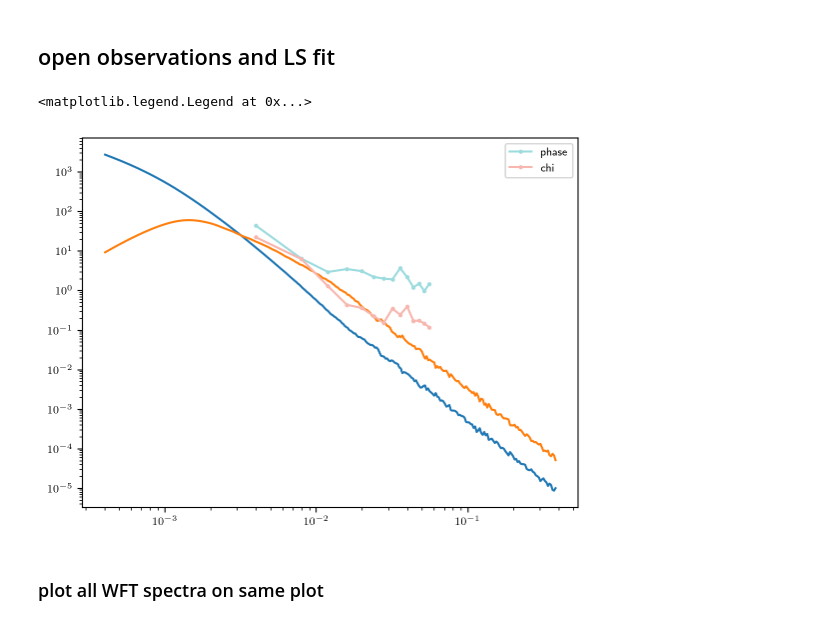
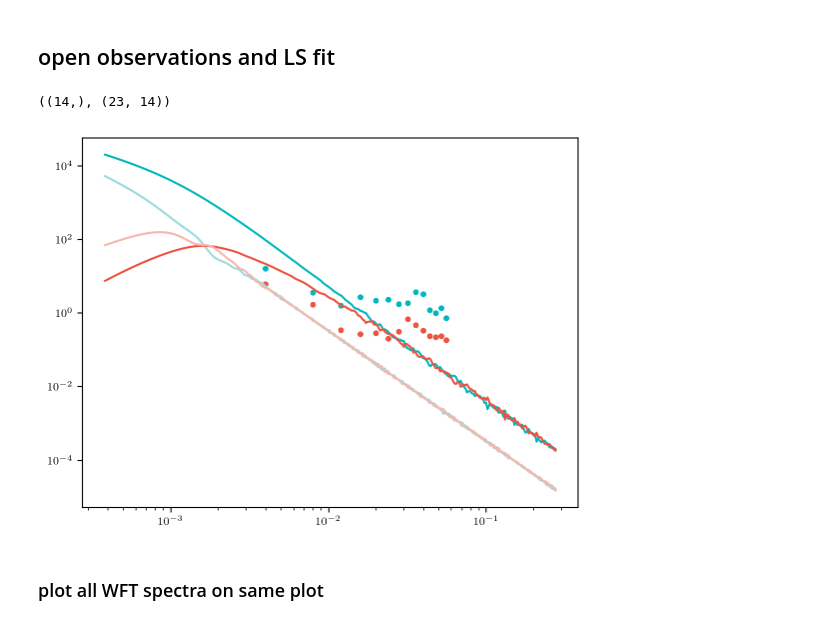
Before and after one commit to John-Ragland/n23_fluctuations_ragland, a Jupyter notebook: notebooks/publication_figures/Phi_Chi_Spectra.ipynb, the cells around one changed output. Saved outputs shown, nothing was run; the diff lists cells and outputs as text; code cells hidden in the pictures.

```diff
--- a/notebooks/publication_figures/Phi_Chi_Spectra.ipynb
+++ b/notebooks/publication_figures/Phi_Chi_Spectra.ipynb
@@ -102,24 +102,37 @@ colors = [
 # %%
 # open observations
 m_data, F_phi_data, F_chi_data, F_phi_lm, F_phi_ls, F_chi_lm, F_chi_ls = tools.estimate_F_phi_chi(remove_array_tilt=True)
-# %%
-ray_id = '-6'
-m = 2 * np.pi * np.logspace(-5, 0, 500)[None, :]  # [rad / m]
-F_phis_model, F_chis_model, F_phis_model_nonoise, F_chis_model_nonoise = tools.phi_chi_spectrum_model(m, 1, 1e-100, 1e-100, ray_id)
-
-plt.plot(m[0] / (2*np.pi), F_phis_model / (2*np.pi))
-plt.plot(m[0] / (2*np.pi), F_chis_model)
-
-plt.yscale('log')
-plt.xscale('log')
-
-plt.plot(m_data, F_phi_lm[ray_id], c=colors[1], marker="o", markersize=2, label='phase')
-plt.plot(m_data, F_chi_lm[ray_id], c=colors[3], marker="o", markersize=2, label='chi')
-
-plt.legend()
-# %% [output]
-<matplotlib.legend.Legend at 0x...>
-[figure, removed]
+# %%
+
+rvs = tools.compute_n23_ray_variables()
+F_phi = {}
+F_chi = {}
+F_phi_dilation = {}
+F_chi_dilation = {}
+
+for ray_id in ["+7", "-7", "+6", "-6"]:
+    F_phi[ray_id], F_chi[ray_id] = tools.compute_F_phi_chi(rvs[ray_id][0], m, dilation=False)
+    F_phi_dilation[ray_id], F_chi_dilation[ray_id] = tools.compute_F_phi_chi(rvs[ray_id][0], m, dilation=True)
+# %%
+m_data.shape, F_phi_data[ray_id].shape
+# %% [output]
+((14,), (23, 14))
+# %%
+ray_id = '-7'
+
+plt.plot(m[0] / (2*np.pi), F_phi[ray_id], c=colors[0], label='$\\phi$ - No Dilation')
+plt.plot(m[0] / (2*np.pi), F_phi_dilation[ray_id], c=colors[1], label='$\\phi$ - Dilation')
+
+plt.plot(m[0] / (2*np.pi), F_chi[ray_id], c=colors[2], label='$\\chi$ - No Dilation')
+plt.plot(m[0] / (2*np.pi), F_chi_dilation[ray_id], c=colors[3], label='$\\chi$ - Dilation')
+
+
+plt.scatter(m_data, F_phi_lm[ray_id], c=colors[0], marker='o', s=10, label='$\\phi$ - Data')
+plt.scatter(m_data, F_chi_lm[ray_id], c=colors[2], marker='o', s=10, label='$\\chi$ - Data')
+plt.yscale('log')
+plt.xscale('log')
+# %% [output]
+[figure, added]
 # %%
 # open ls parameters for spectra + noise model
 fn = f"{os.environ['NESCAFE23_DATADIR']}dataproducts/phi_chi_LS_fit_tilt_removed.pkl"
```
Also changed, not shown: parts of 1 cell of this notebook, 12 other files.
